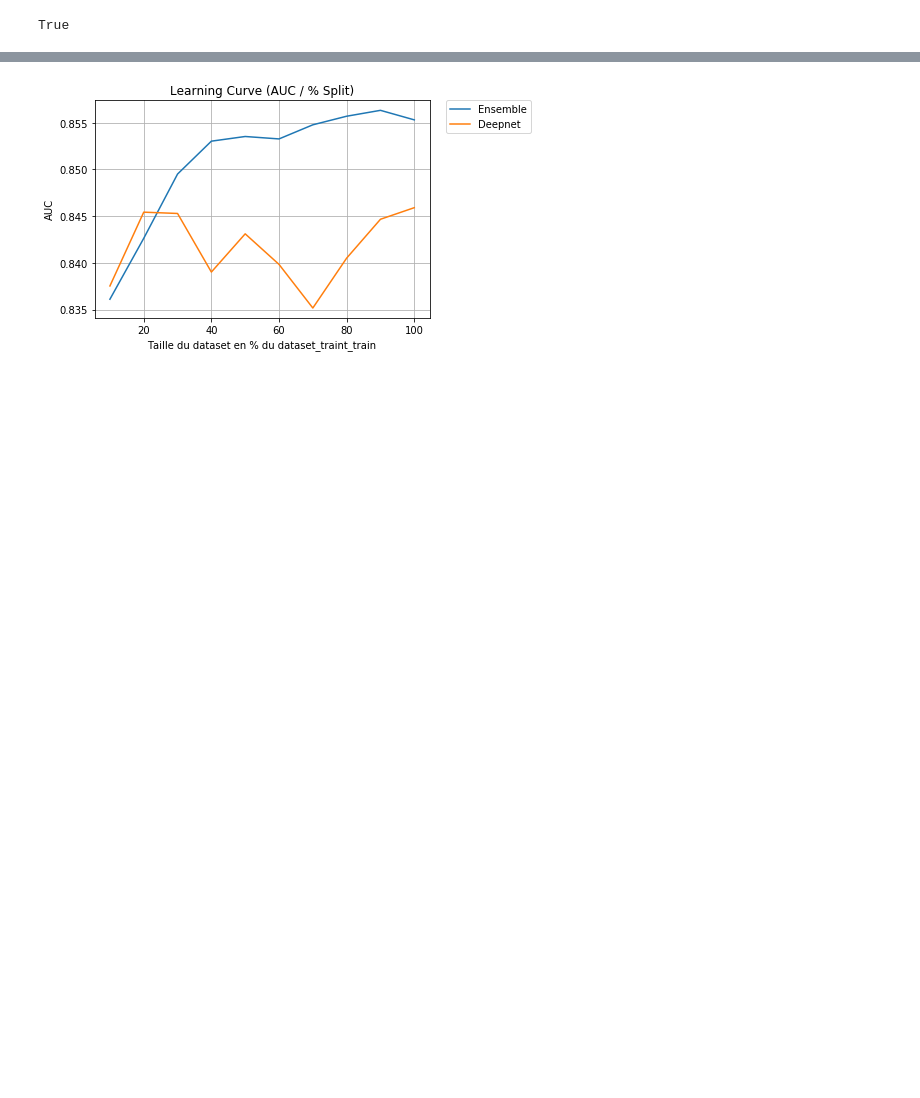
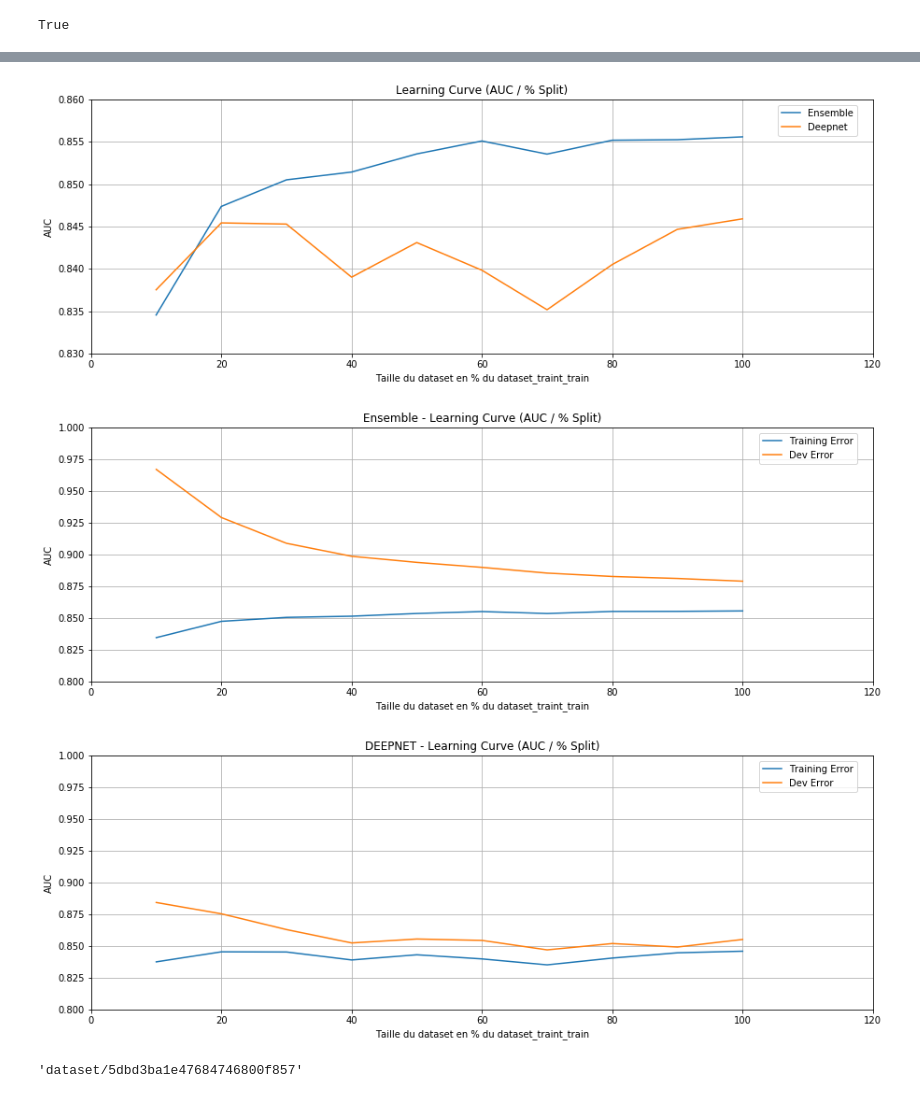
Before and after one commit to pierrembgit/givemesomecredit-td, a Jupyter notebook: S2_BigML_Multi_Split.ipynb, the cells around one changed output, grey strips where cells are left out. Saved outputs shown, nothing was run; the diff lists cells and outputs as text; code cells hidden in the pictures; blank space fills up the shorter version.

Commit message:
Learning Curves

```diff
--- a/S2_BigML_Multi_Split.ipynb
+++ b/S2_BigML_Multi_Split.ipynb
@@ -70,14 +86,37 @@ plt.show()
-# %%
-import matplotlib.pyplot as plt
-fig, ax = plt.subplots()
-ax.plot(graph_x, graph_y, label='Ensemble')
-ax.plot(graph_x_deepnet, graph_y_deepnet, label='Deepnet')
-ax.set(xlabel='Taille du dataset en % du dataset_traint_train', ylabel='AUC',  title='Learning Curve (AUC / % Split)')
-plt.legend(bbox_to_anchor=(1.05, 1), loc='best', borderaxespad=0.)
-ax.grid()
-plt.show()
-# %% [output]
-[figure, removed]
+# %%
+import matplotlib.pyplot as plt
+fig, ax = plt.subplots(figsize=(15, 5))
+ax.plot(graph_x, graph_y_valset_ensemble, label='Ensemble')
+ax.plot(graph_x, graph_y_valset_deepnet, label='Deepnet')
+ax.set(xlim=(0, 120), ylim=(0.83, 0.86), xlabel='Taille du dataset en % du dataset_traint_train', ylabel='AUC',  title='Learning Curve (AUC / % Split)')
+plt.legend(bbox_to_anchor=(0.98, 0.98), loc='best', borderaxespad=0.)
+ax.grid()
+plt.show()
+
+import matplotlib.pyplot as plt
+fig, ax = plt.subplots(figsize=(15, 5))
+ax.plot(graph_x, graph_y_valset_ensemble, label='Training Error')
+ax.plot(graph_x, graph_y_trainset_ensemble, label='Dev Error')
+ax.set(xlim=(0, 120), ylim=(0.8, 1), xlabel='Taille du dataset en % du dataset_traint_train', ylabel='AUC',  title='Ensemble - Learning Curve (AUC / % Split)')
+plt.legend(bbox_to_anchor=(0.98, 0.98), loc='best', borderaxespad=0.)
+ax.grid()
+plt.show()
+
+fig, ax = plt.subplots(figsize=(15, 5))
+ax.plot(graph_x, graph_y_valset_deepnet, label='Training Error')
+ax.plot(graph_x, graph_y_trainset_deepnet, label='Dev Error')
+ax.set(xlim=(0, 120), ylim=(0.8, 1), xlabel='Taille du dataset en % du dataset_traint_train', ylabel='AUC',  title='DEEPNET - Learning Curve (AUC / % Split)')
+plt.legend(bbox_to_anchor=(0.98, 0.98), loc='best', borderaxespad=0.)
+ax.grid()
+plt.show()
+# %% [output]
+[figure, added]
+[figure, added]
+[figure, added]
+# %%
+api.pprint(dataset_train_train_split['object']['resource']) # Obtenir l'ID de la ressource
+# %% [output]
+'dataset/5dbd3ba1e47684746800f857'
 # %%
 # On lance un ensemble
 ensemble = api.create_ensemble(dataset_train_train, {"objective_field" : "SeriousDlqin2yrs", "name": "Ensemble"})
```
Also changed, not shown: parts of 3 cells of this notebook.
